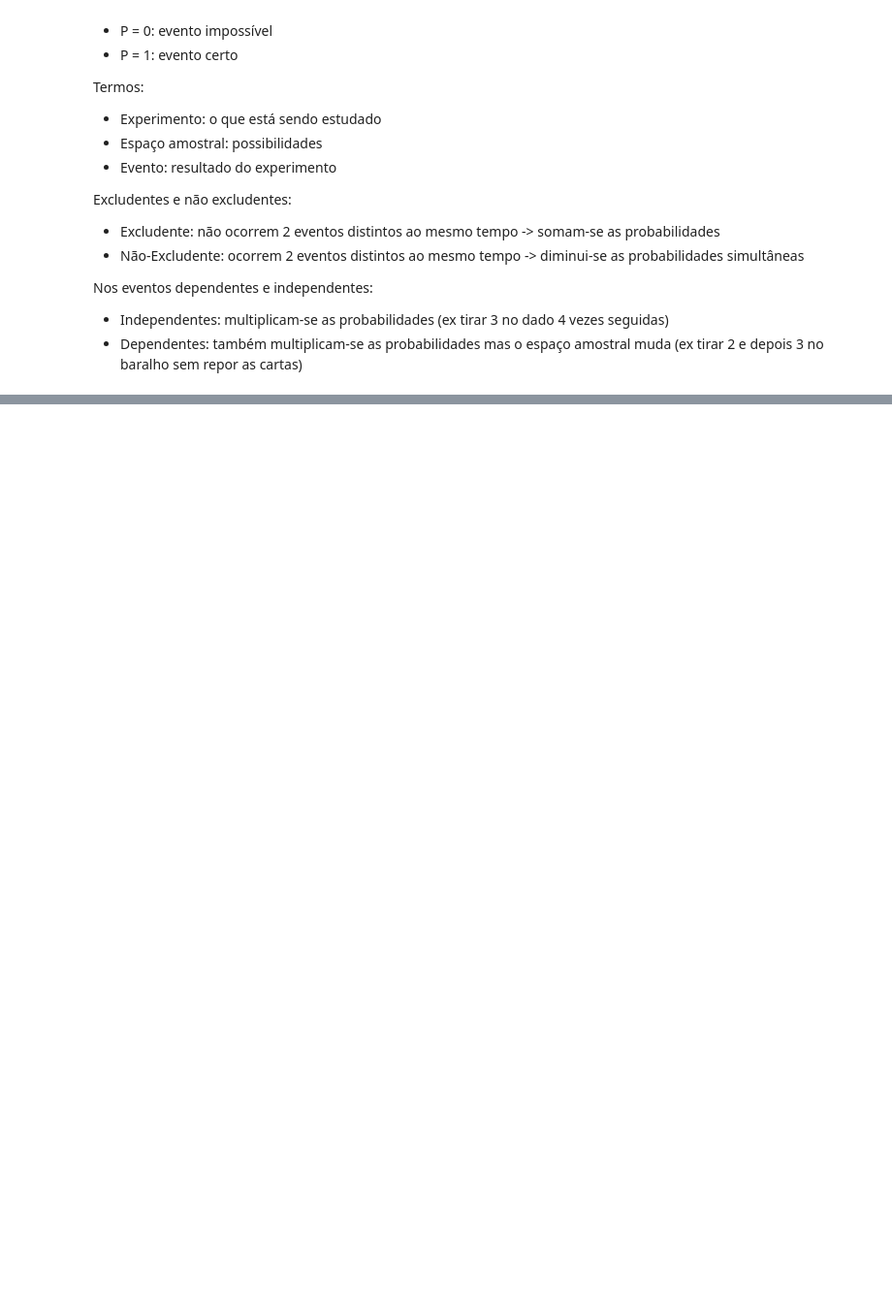
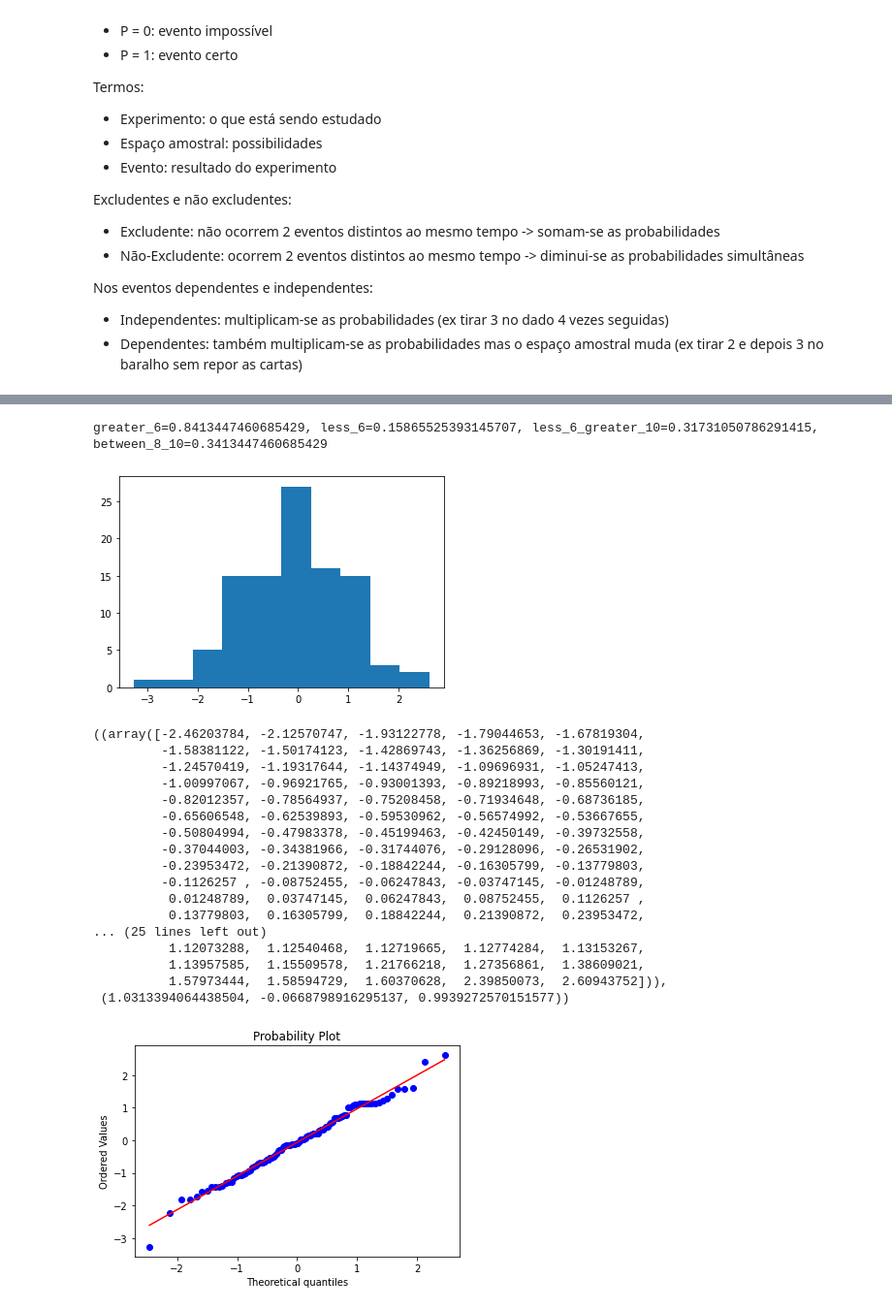
Before and after one commit to pesadaum/learning, a Jupyter notebook: subject/data-science/forma-ds/modulo1/modulo1_estatistica1.ipynb, the cells around one changed output, grey strips where cells are left out. Shown: that part at 97% size. Cells and saved outputs as stored; diff of their text form; code cells hidden in the pictures; blank space fills up the shorter version.

Commit message:
day 3 - data science

```diff
--- a/subject/data-science/forma-ds/modulo1/modulo1_estatistica1.ipynb
+++ b/subject/data-science/forma-ds/modulo1/modulo1_estatistica1.ipynb
@@ -231,0 +333,52 @@ Nos eventos dependentes e independentes:
+# %%
+# Distribuição normal
+from scipy.stats import norm
+
+# peso menor do que 6kg
+less_6 = norm.cdf(6, 8, 2)
+
+# peso maior do que 6kg
+greater_6 = norm.sf(6,8,2)
+
+# menor que 6 ou maior que 10
+less_6_greater_10 = less_6 + norm.sf(10,8,2)
+
+# entre 8 e 10:
+between_8_10 = norm.sf(8, 8, 2) - norm.sf(10, 8, 2)
+
+print(f'{greater_6=}, {less_6=}, {less_6_greater_10=}, {between_8_10=}')
+# %% [output]
+greater_6=0.8413447460685429, less_6=0.15865525393145707, less_6_greater_10=0.31731050786291415, between_8_10=0.3413447460685429
+# %%
+# teste normal
+from scipy import stats
+from scipy.stats import norm
+import matplotlib.pyplot as plt
+
+data = norm.rvs(size = 100)
+
+plt.hist(data)
+plt.show()
+plt.clf()
+
+stats.probplot(data, plot = plt)
+# %% [output]
+[figure, added]
+((array([-2.46203784, -2.12570747, -1.93122778, -1.79044653, -1.67819304,
+         -1.58381122, -1.50174123, -1.42869743, -1.36256869, -1.30191411,
+         -1.24570419, -1.19317644, -1.14374949, -1.09696931, -1.05247413,
+         -1.00997067, -0.96921765, -0.93001393, -0.89218993, -0.85560121,
+         -0.82012357, -0.78564937, -0.75208458, -0.71934648, -0.68736185,
+         -0.65606548, -0.62539893, -0.59530962, -0.56574992, -0.53667655,
+         -0.50804994, -0.47983378, -0.45199463, -0.42450149, -0.39732558,
+         -0.37044003, -0.34381966, -0.31744076, -0.29128096, -0.26531902,
+         -0.23953472, -0.21390872, -0.18842244, -0.16305799, -0.13779803,
+         -0.1126257 , -0.08752455, -0.06247843, -0.03747145, -0.01248789,
+          0.01248789,  0.03747145,  0.06247843,  0.08752455,  0.1126257 ,
+          0.13779803,  0.16305799,  0.18842244,  0.21390872,  0.23953472,
+... (25 lines left out)
+          1.12073288,  1.12540468,  1.12719665,  1.12774284,  1.13153267,
+          1.13957585,  1.15509578,  1.21766218,  1.27356861,  1.38609021,
+          1.57973444,  1.58594729,  1.60370628,  2.39850073,  2.60943752])),
+ (1.0313394064438504, -0.0668798916295137, 0.9939272570151577))
+[figure, added]
```
Also changed, not shown: parts of 5 cells of this notebook.
